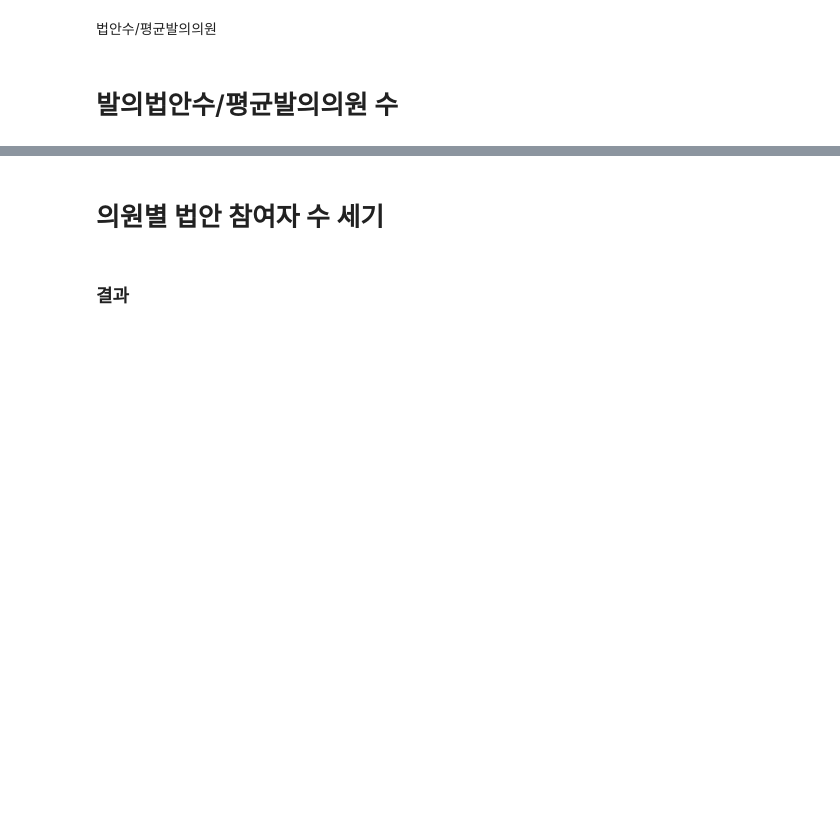
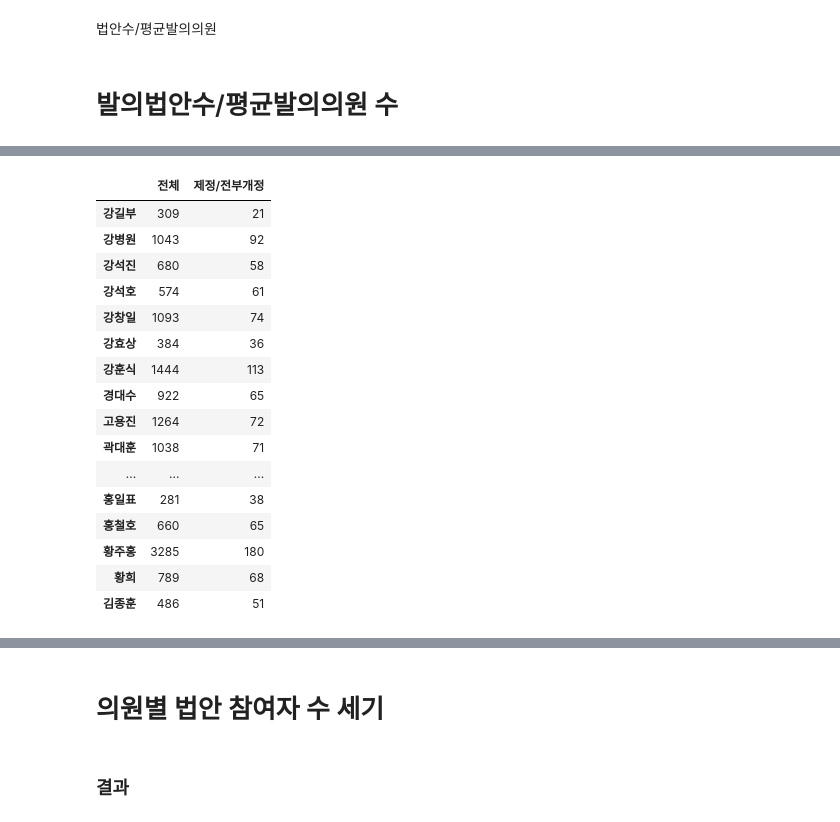
Before and after one commit to hw79chopin/National-assembly-member-recommder, a Jupyter notebook: 법안 유사도와 기여도 종합적으로 고려하기.ipynb, the cells around one changed output, grey strips where cells are left out. Cells and saved outputs as stored; diff of their text form; code cells hidden in the pictures; blank space fills up the shorter version.

```diff
--- a/법안 유사도와 기여도 종합적으로 고려하기.ipynb
+++ b/법안 유사도와 기여도 종합적으로 고려하기.ipynb
@@ -113,0 +143,21 @@ senators
+# %%
+df = pd.DataFrame(dict_senator_bills).T
+df
+# %% [output]
+|  | 전체 | 제정/전부개정 |
+| 강길부 | 309 | 21 |
+| 강병원 | 1043 | 92 |
+| 강석진 | 680 | 58 |
+| 강석호 | 574 | 61 |
+| 강창일 | 1093 | 74 |
+| 강효상 | 384 | 36 |
+| 강훈식 | 1444 | 113 |
+| 경대수 | 922 | 65 |
+| 고용진 | 1264 | 72 |
+| 곽대훈 | 1038 | 71 |
+| ... | ... | ... |
+| 홍일표 | 281 | 38 |
+| 홍철호 | 660 | 65 |
+| 황주홍 | 3285 | 180 |
+| 황희 | 789 | 68 |
+| 김종훈 | 486 | 51 |
```
Also changed, not shown: parts of 19 cells of this notebook.
